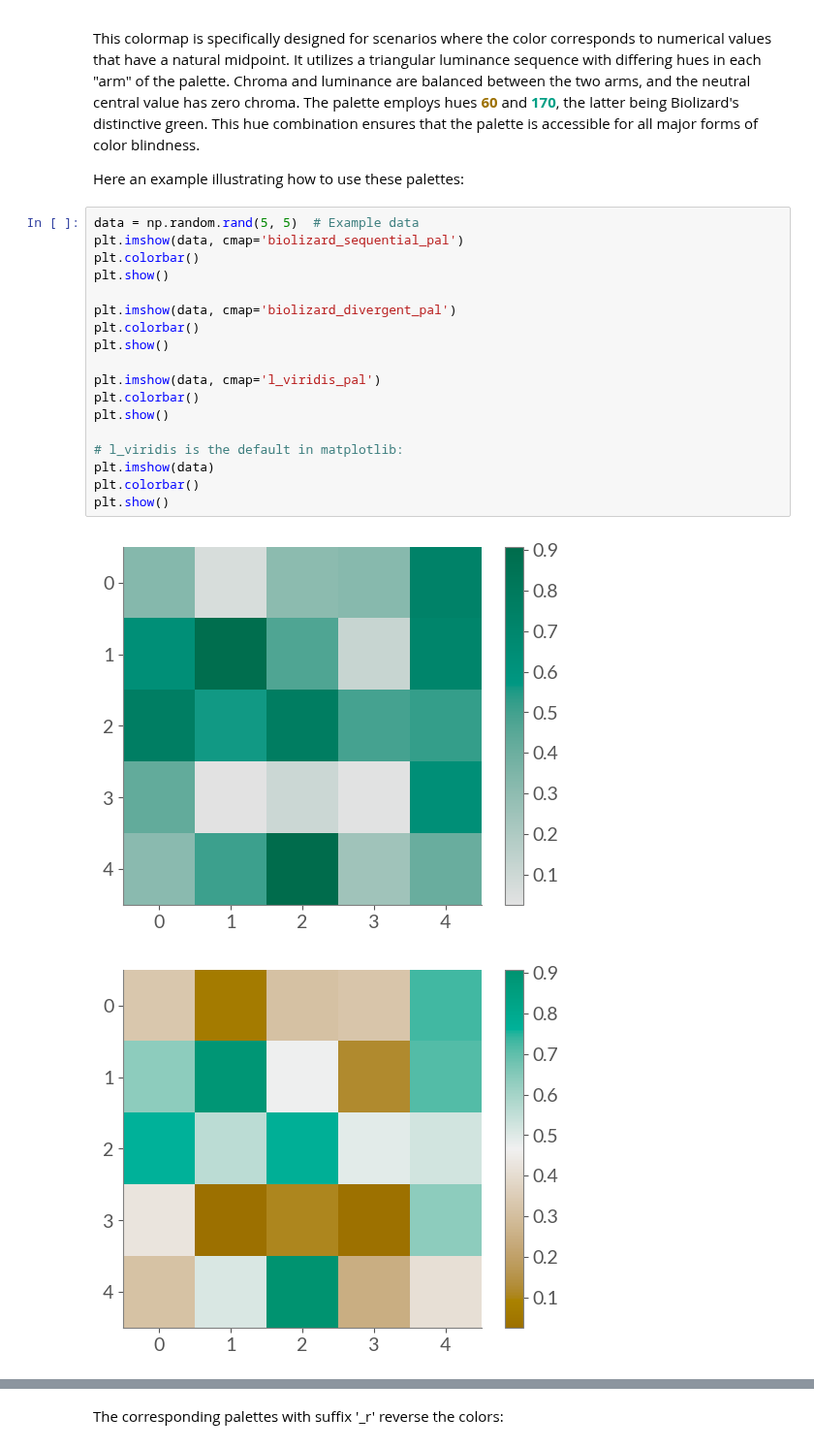
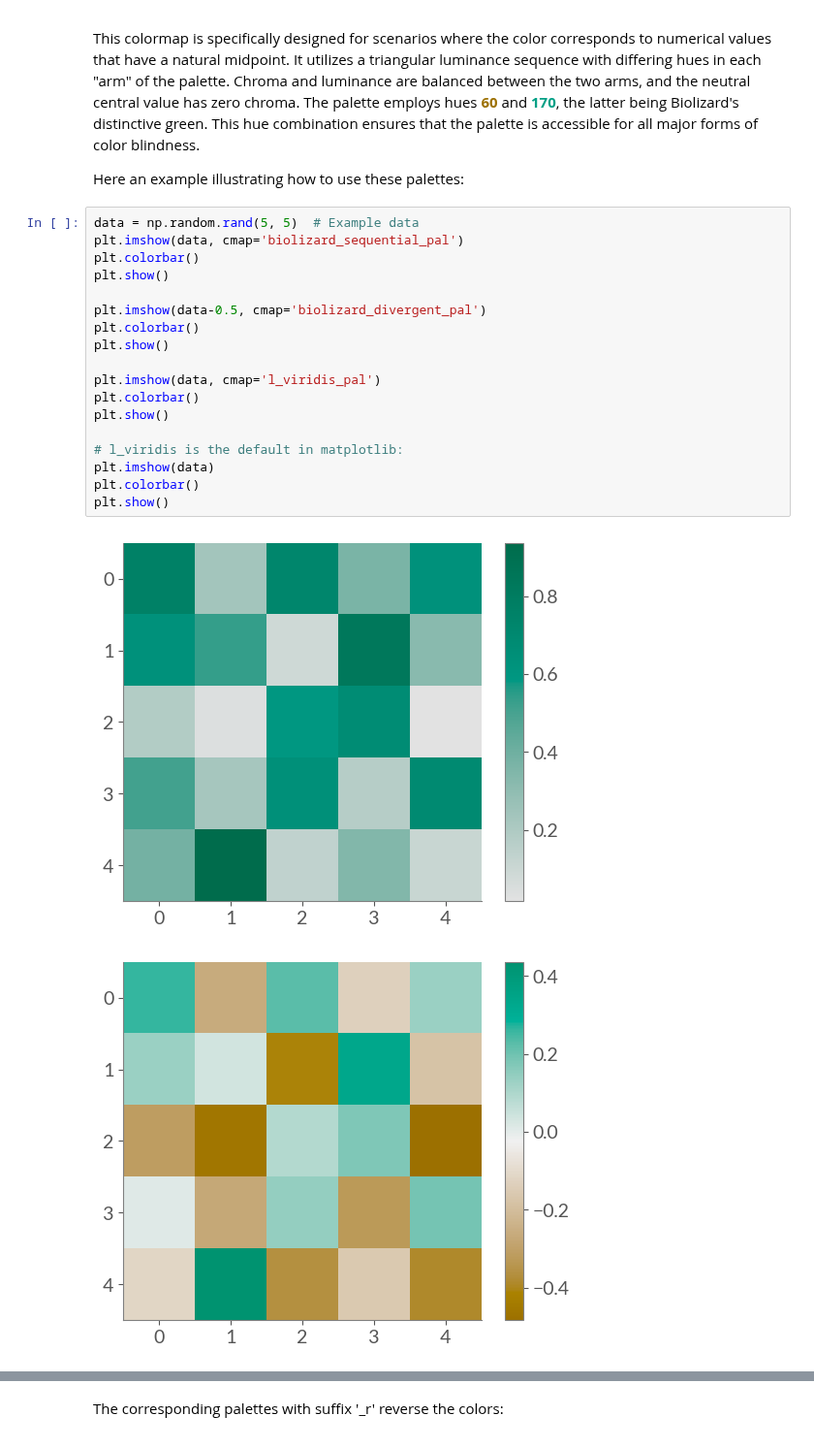
Before and after one commit to lizard-bio/nature-grade-visualization-playground, a Jupyter notebook: BioLizardStylePython/docs/example.ipynb, the cells around one changed output, grey strips where cells are left out. Shown at 97% size. Saved outputs shown, nothing was run; the diff lists cells and outputs as text.

```diff
--- a/BioLizardStylePython/docs/example.ipynb
+++ b/BioLizardStylePython/docs/example.ipynb
@@ -124,21 +124,21 @@ Here an example illustrating how to use these palettes:
 # %%
 data = np.random.rand(5, 5)  # Example data
 plt.imshow(data, cmap='biolizard_sequential_pal')
 plt.colorbar()
 plt.show()
 
-plt.imshow(data, cmap='biolizard_divergent_pal')
+plt.imshow(data-0.5, cmap='biolizard_divergent_pal')
 plt.colorbar()
 plt.show()
 
 plt.imshow(data, cmap='l_viridis_pal')
 plt.colorbar()
 plt.show()
 
 # l_viridis is the default in matplotlib:
 plt.imshow(data)
 plt.colorbar()
 plt.show()
 # %% [output]
-[figure, old version]
+[figure, new version]
-[figure, old version]
+[figure, new version]
```
Also changed, not shown: parts of 4 cells of this notebook, 6 other files.
